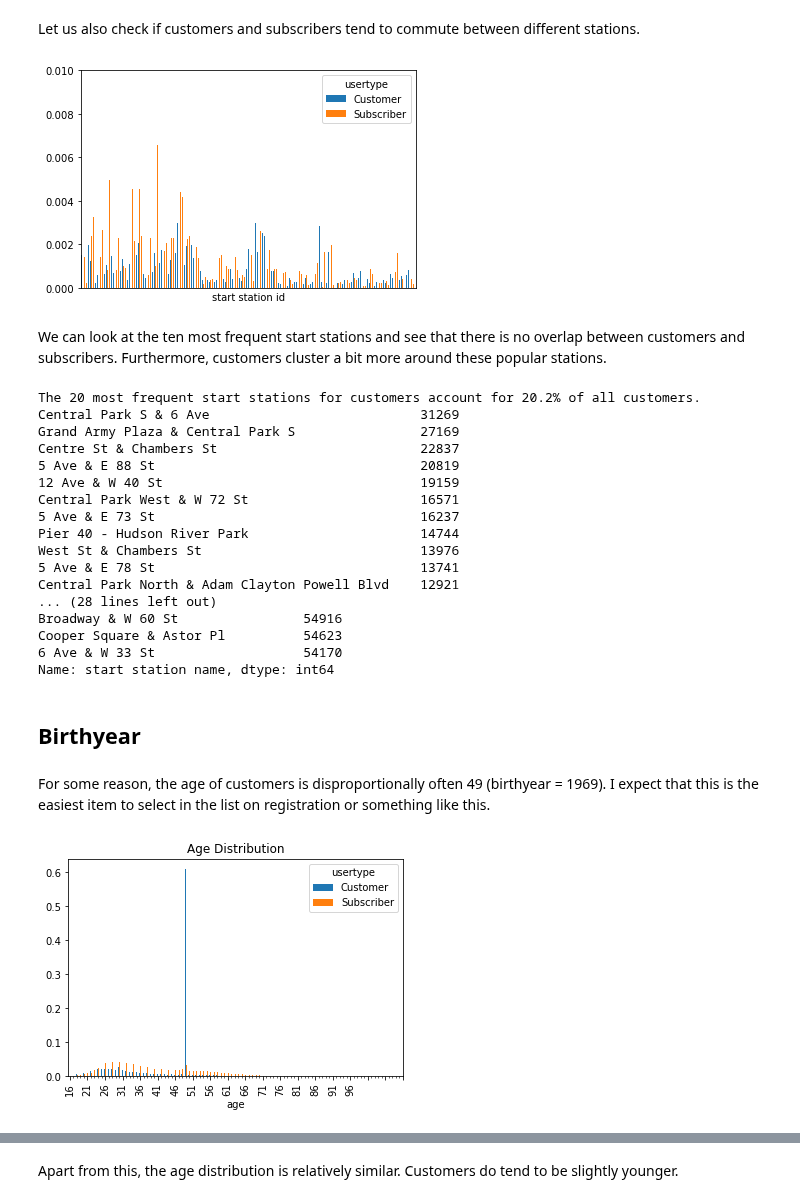
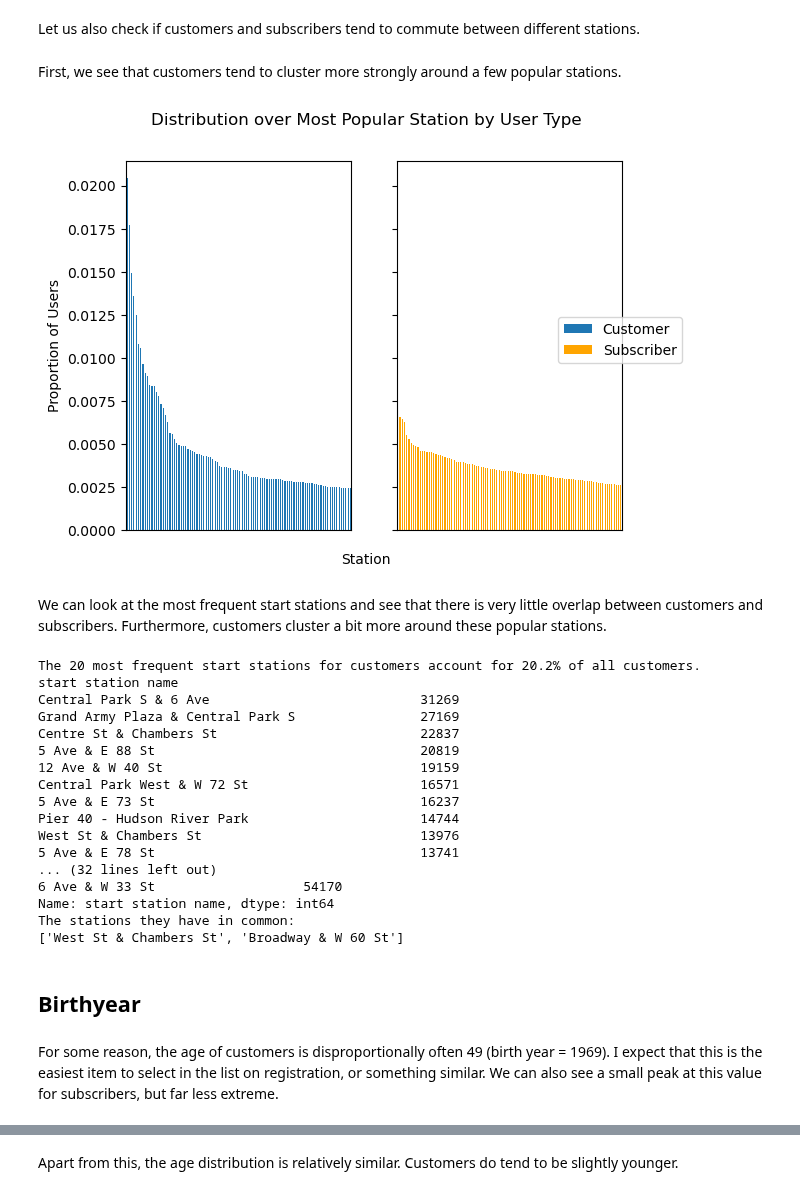
Before and after one commit to TWagner2/AXAChallenge, a Jupyter notebook: Analysis.ipynb, the cells around one changed output, grey strips where cells are left out. Cells and saved outputs as stored; diff of their text form; code cells hidden in the pictures.

```diff
--- a/Analysis.ipynb
+++ b/Analysis.ipynb
@@ -129,31 +163,52 @@ The second interesting feature is that the difference between customers and subs
 ### Stations
 # %% [markdown]
 Let us also check if customers and subscribers tend to commute between different stations.
+# %% [markdown]
+First, we see that customers tend to cluster more strongly around a few popular stations.
 # %%
-#First, lets just look at the start station
 grouped = data_train.groupby(["usertype","start station id"]).size()
 grouped = grouped / grouped.groupby(level="usertype").sum() #Normalize over start station ids
-grouped_plot = grouped.unstack().transpose()
-ax = grouped_plot.plot.bar(by="usertype")
-ax.get_xaxis().set_ticks([]);
-ax.set_ylim(0,0.01);
+customers = grouped["Customer"].nlargest(100)
+subscribers = grouped["Subscriber"].nlargest(100)
+
+fig, axes = plt.subplots(nrows=1, ncols=2, sharey = True)
+plt.suptitle("Distribution over Most Popular Station by User Type")
+
+#grouped_plot = grouped.unstack().transpose()
+ax = customers.plot.bar(ax=axes[0])
+ax.set_ylabel("Proportion of Users")
+ax.set_xticks([])
+ax.set_xlabel("")
+ax = subscribers.plot.bar(ax=axes[1],color="orange");
+ax.set_xticks([])
+ax.set_xlabel("")
+#ax.get_xaxis().set_ticks([]);
+#ax.set_ylim(0,0.01);
 #ax.set_ylabel("Proportion of Trips from this Station");
+fig.legend(["Customer", "Subscriber"], loc=5);
+fig.text(0.5, 0.04, 'Station', ha='center');
 # %% [output]
-[figure, old version]
+[figure, new version]
 # %% [markdown]
-We can look at the ten most frequent start stations and see that there is no overlap between customers and subscribers.
+We can look at the most frequent start stations and see that there is very little overlap between customers and subscribers.
 Furthermore, customers cluster a bit more around these popular stations.
 # %%
 k=20
 grouped = data_train.groupby("usertype")["start station name"].value_counts()
 fraction = grouped["Customer"][0:k].sum() / grouped["Customer"].sum()
+popular_customer = grouped["Customer"][0:k]
 print(f"The {k} most frequent start stations for customers account for {fraction:.1%} of all customers.")
-print(grouped["Customer"][0:k])
+print(popular_customer)
 fraction = grouped["Subscriber"][0:k].sum() / grouped["Subscriber"].sum()
+popular_subscriber = grouped["Subscriber"][0:k]
 print(f"The {k} most frequent start stations for subscribers account for {fraction:.1%} of all subscribers.")
-print(grouped["Subscriber"][0:k])
+print(popular_subscriber)
+common_stations = popular_customer.index.intersection(popular_subscriber.index)
+print(f"The stations they have in common: ")
+print(list(common_stations))
 # %% [output]
 The 20 most frequent start stations for customers account for 20.2% of all customers.
+start station name
 Central Park S & 6 Ave                           31269
 Grand Army Plaza & Central Park S                27169
 Centre St & Chambers St                          22837
@@ -164,26 +219,14 @@ Central Park West & W 72 St                      16571
 Pier 40 - Hudson River Park                      14744
 West St & Chambers St                            13976
 5 Ave & E 78 St                                  13741
-Central Park North & Adam Clayton Powell Blvd    12921
-... (28 lines left out)
-Broadway & W 60 St                54916
-Cooper Square & Astor Pl          54623
+... (32 lines left out)
 6 Ave & W 33 St                   54170
 Name: start station name, dtype: int64
+The stations they have in common:
+['West St & Chambers St', 'Broadway & W 60 St']
 # %% [markdown]
 ## Birthyear
 # %% [markdown]
-For some reason, the age of customers is disproportionally often 49 (birthyear = 1969).
-I expect that this is the easiest item to select in the list on registration or something like this.
+For some reason, the age of customers is disproportionally often 49 (birth year = 1969).
+I expect that this is the easiest item to select in the list on registration, or something similar.
+We can also see a small peak at this value for subscribers, but far less extreme.
-# %%
-data_train["age"] = 2018 - data_train["birth year"]
-counts=data_train.groupby(by=[data_train["usertype"],data_train["age"]]).size()
-counts = counts / counts.groupby("usertype").sum()
-counts=counts.unstack().transpose()
-ax = counts.plot.bar(by="usertype")
-ax.set_title("Age Distribution");
-ax.set_xticks(np.arange(0,96,5));
-ax.set_xticks(np.arange(0,96,1),minor=True);
-#plt.tick_params(axis='x', which='major', labelsize=3)
-# %% [output]
-[figure, removed]
```
Also changed, not shown: parts of 24 cells of this notebook.
